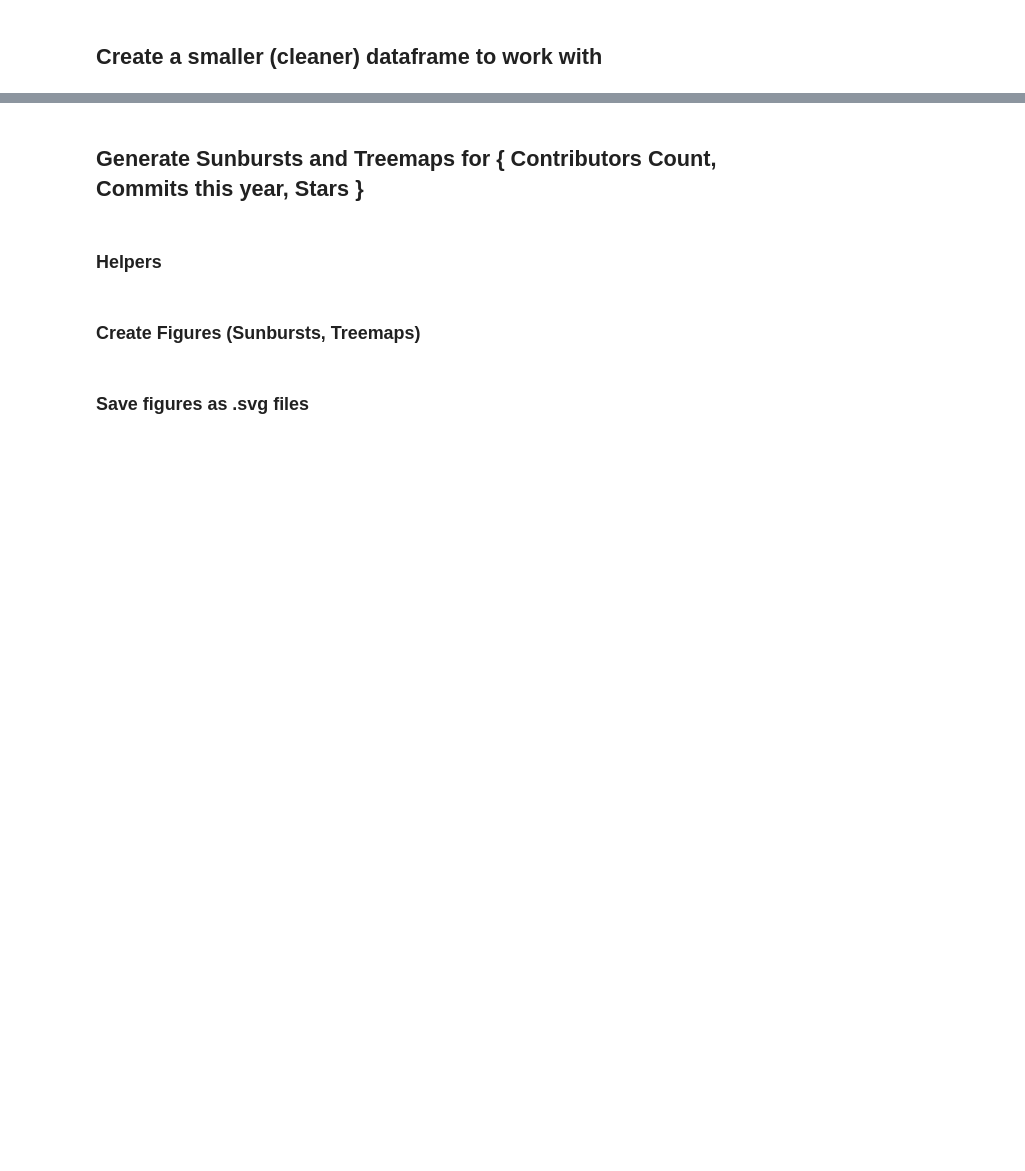
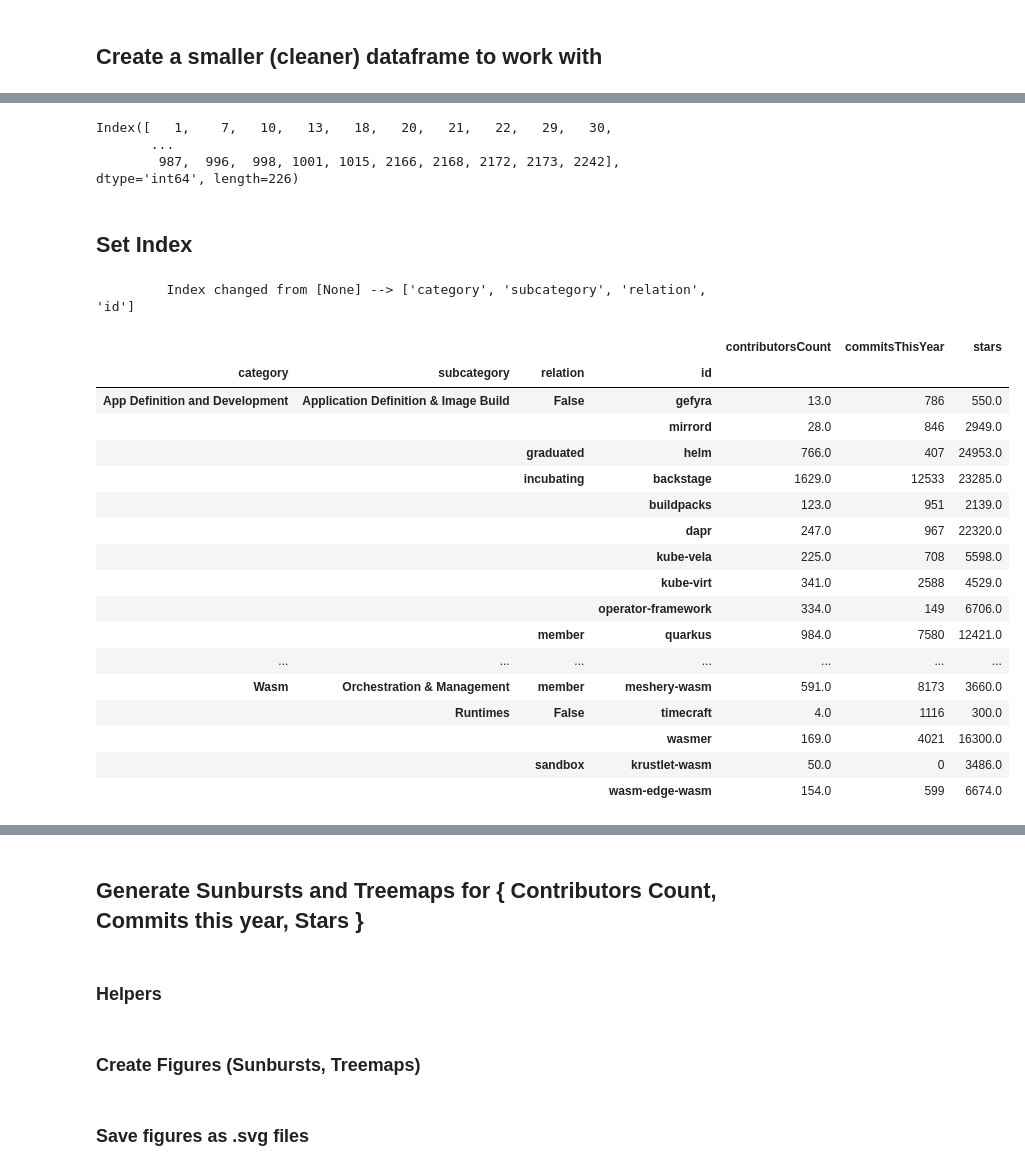
Before and after one commit to cncf/landscape-graph, a Jupyter notebook: notebooks/cncf/landscape-2023.ipynb, the cells around one changed output, grey strips where cells are left out. Cells and saved outputs as stored; diff of their text form; code cells hidden in the pictures; blank space fills up the shorter version.

```diff
--- a/notebooks/cncf/landscape-2023.ipynb
+++ b/notebooks/cncf/landscape-2023.ipynb
@@ -228,5 +234,5 @@ def split_org_repo(df:      pd.DataFrame,
 # %%
-file_path = './cncf-projects.jsonl'
+file_path = f'{CNCF_LANDSCAPE_FNAME_ROOT}.jsonl'
 
 if os.path.exists(file_path) and os.path.getsize(file_path) > 0:
     df_projects = pd.read_json(file_path, lines=True)
@@ -296,10 +386,39 @@ df.describe()
 # %%
 df.index
+# %% [output]
+Index([   1,    7,   10,   13,   18,   20,   21,   22,   29,   30,
+       ...
+        987,  996,  998, 1001, 1015, 2166, 2168, 2172, 2173, 2242], dtype='int64', length=226)
+# %% [markdown]
+## Set Index
 # %%
 # index --> ['relation', 'category', 'subcategory', 'id']
 
+#safe_set_index(df, ['relation', 'category', 'subcategory', 'id'])
+safe_set_index(df, ['category', 'subcategory', 'relation', 'id'])
+
 df_numeric = df.select_dtypes(include=['int64', 'float64'])
 df_numeric
+# %% [output]
+         Index changed from [None] --> ['category', 'subcategory', 'relation', 'id']
+|  |  |  |  | contributorsCount | commitsThisYear | stars |
+| category | subcategory | relation | id |  |  |  |
+| App Definition and Development | Application Definition & Image Build | False | gefyra | 13.0 | 786 | 550.0 |
+|  |  |  | mirrord | 28.0 | 846 | 2949.0 |
+|  |  | graduated | helm | 766.0 | 407 | 24953.0 |
+|  |  | incubating | backstage | 1629.0 | 12533 | 23285.0 |
+|  |  |  | buildpacks | 123.0 | 951 | 2139.0 |
+|  |  |  | dapr | 247.0 | 967 | 22320.0 |
+|  |  |  | kube-vela | 225.0 | 708 | 5598.0 |
+|  |  |  | kube-virt | 341.0 | 2588 | 4529.0 |
+|  |  |  | operator-framework | 334.0 | 149 | 6706.0 |
+|  |  | member | quarkus | 984.0 | 7580 | 12421.0 |
+| ... | ... | ... | ... | ... | ... | ... |
+| Wasm | Orchestration & Management | member | meshery-wasm | 591.0 | 8173 | 3660.0 |
+|  | Runtimes | False | timecraft | 4.0 | 1116 | 300.0 |
+|  |  |  | wasmer | 169.0 | 4021 | 16300.0 |
+|  |  | sandbox | krustlet-wasm | 50.0 | 0 | 3486.0 |
+|  |  |  | wasm-edge-wasm | 154.0 | 599 | 6674.0 |
 # %%
 # Aggregation at level 0
 df_level0_relation = df_numeric.groupby(level=0).sum()  # or .mean(), .count(), etc.
```
Also changed, not shown: parts of 26 cells of this notebook, 15 other files.
